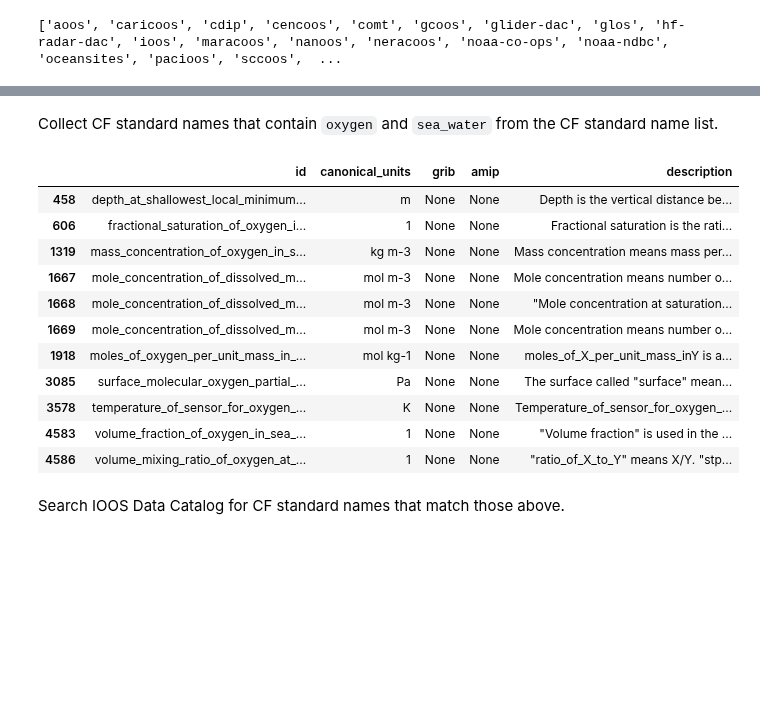
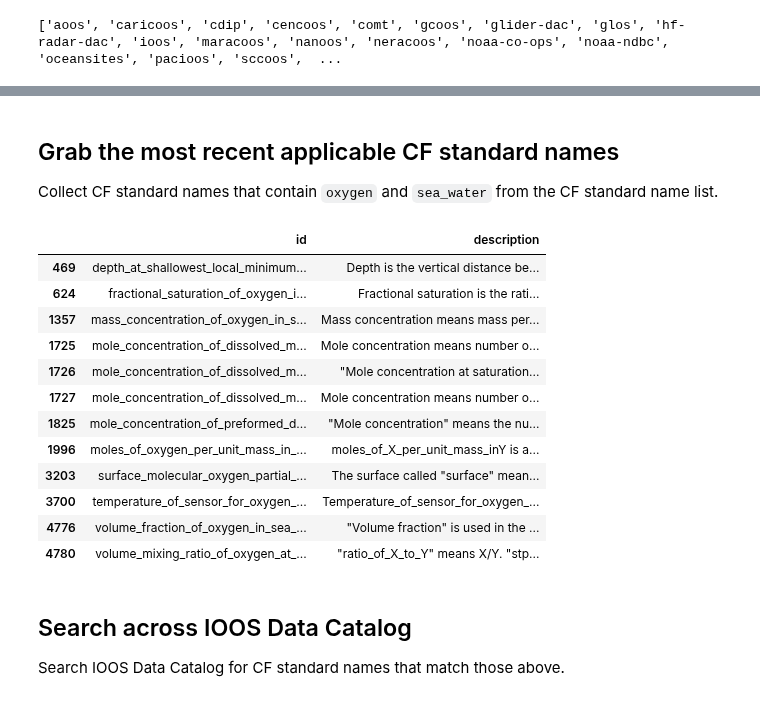
Before and after one commit to MathewBiddle/sandbox, a Jupyter notebook: notebooks/CKAN_API_Query.ipynb, the cells around one changed output, grey strips where cells are left out. Saved outputs shown, nothing was run; the diff lists cells and outputs as text; code cells hidden in the pictures; blank space fills up the shorter version.

```diff
--- a/notebooks/CKAN_API_Query.ipynb
+++ b/notebooks/CKAN_API_Query.ipynb
@@ -54,29 +70,34 @@ datasets['count']
 # %% [markdown]
+## Grab the most recent applicable CF standard names
+
 Collect CF standard names that contain `oxygen` and `sea_water` from the CF standard name list.
 # %%
 import pandas as pd
 
 url = "https://cfconventions.org/Data/cf-standard-names/current/src/cf-standard-name-table.xml"
 
 df = pd.read_xml(url, xpath="entry")
 
 std_names = df.loc[(df['id'].str.contains('oxygen') & df['id'].str.contains('sea_water'))]
 
-std_names
+std_names[['id','description']]
 # %% [output]
-|  | id | canonical_units | grib | amip | description |
-| 458 | depth_at_shallowest_local_minimum... | m | None | None | Depth is the vertical distance be... |
-| 606 | fractional_saturation_of_oxygen_i... | 1 | None | None | Fractional saturation is the rati... |
-| 1319 | mass_concentration_of_oxygen_in_s... | kg m-3 | None | None | Mass concentration means mass per... |
-| 1667 | mole_concentration_of_dissolved_m... | mol m-3 | None | None | Mole concentration means number o... |
-| 1668 | mole_concentration_of_dissolved_m... | mol m-3 | None | None | "Mole concentration at saturation... |
-| 1669 | mole_concentration_of_dissolved_m... | mol m-3 | None | None | Mole concentration means number o... |
-| 1918 | moles_of_oxygen_per_unit_mass_in_... | mol kg-1 | None | None | moles_of_X_per_unit_mass_inY is a... |
-| 3085 | surface_molecular_oxygen_partial_... | Pa | None | None | The surface called "surface" mean... |
-| 3578 | temperature_of_sensor_for_oxygen_... | K | None | None | Temperature_of_sensor_for_oxygen_... |
-| 4583 | volume_fraction_of_oxygen_in_sea_... | 1 | None | None | "Volume fraction" is used in the ... |
-| 4586 | volume_mixing_ratio_of_oxygen_at_... | 1 | None | None | "ratio_of_X_to_Y" means X/Y. "stp... |
+|  | id | description |
+| 469 | depth_at_shallowest_local_minimum... | Depth is the vertical distance be... |
+| 624 | fractional_saturation_of_oxygen_i... | Fractional saturation is the rati... |
+| 1357 | mass_concentration_of_oxygen_in_s... | Mass concentration means mass per... |
+| 1725 | mole_concentration_of_dissolved_m... | Mole concentration means number o... |
+| 1726 | mole_concentration_of_dissolved_m... | "Mole concentration at saturation... |
+| 1727 | mole_concentration_of_dissolved_m... | Mole concentration means number o... |
+| 1825 | mole_concentration_of_preformed_d... | "Mole concentration" means the nu... |
+| 1996 | moles_of_oxygen_per_unit_mass_in_... | moles_of_X_per_unit_mass_inY is a... |
+| 3203 | surface_molecular_oxygen_partial_... | The surface called "surface" mean... |
+| 3700 | temperature_of_sensor_for_oxygen_... | Temperature_of_sensor_for_oxygen_... |
+| 4776 | volume_fraction_of_oxygen_in_sea_... | "Volume fraction" is used in the ... |
+| 4780 | volume_mixing_ratio_of_oxygen_at_... | "ratio_of_X_to_Y" means X/Y. "stp... |
 # %% [markdown]
+## Search across IOOS Data Catalog
+
 Search IOOS Data Catalog for CF standard names that match those above.
 # %%
 from ckanapi import RemoteCKAN
```
Also changed, not shown: parts of 39 cells of this notebook, 1 other file.
